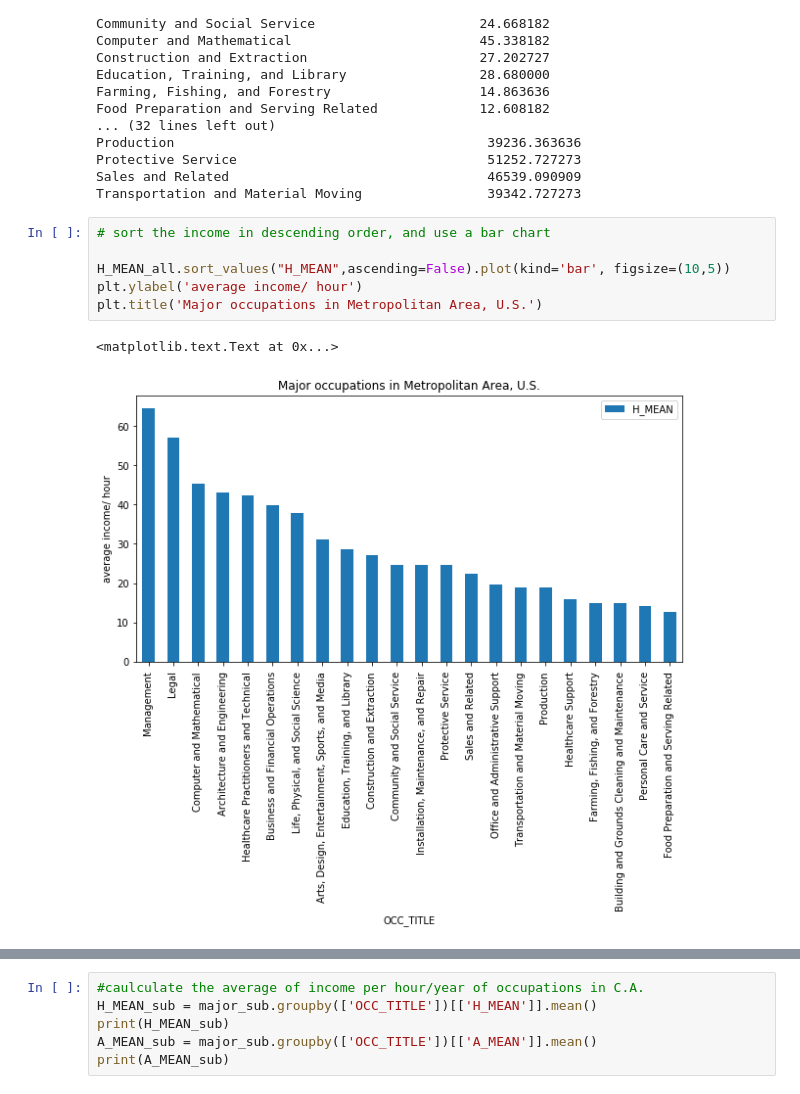
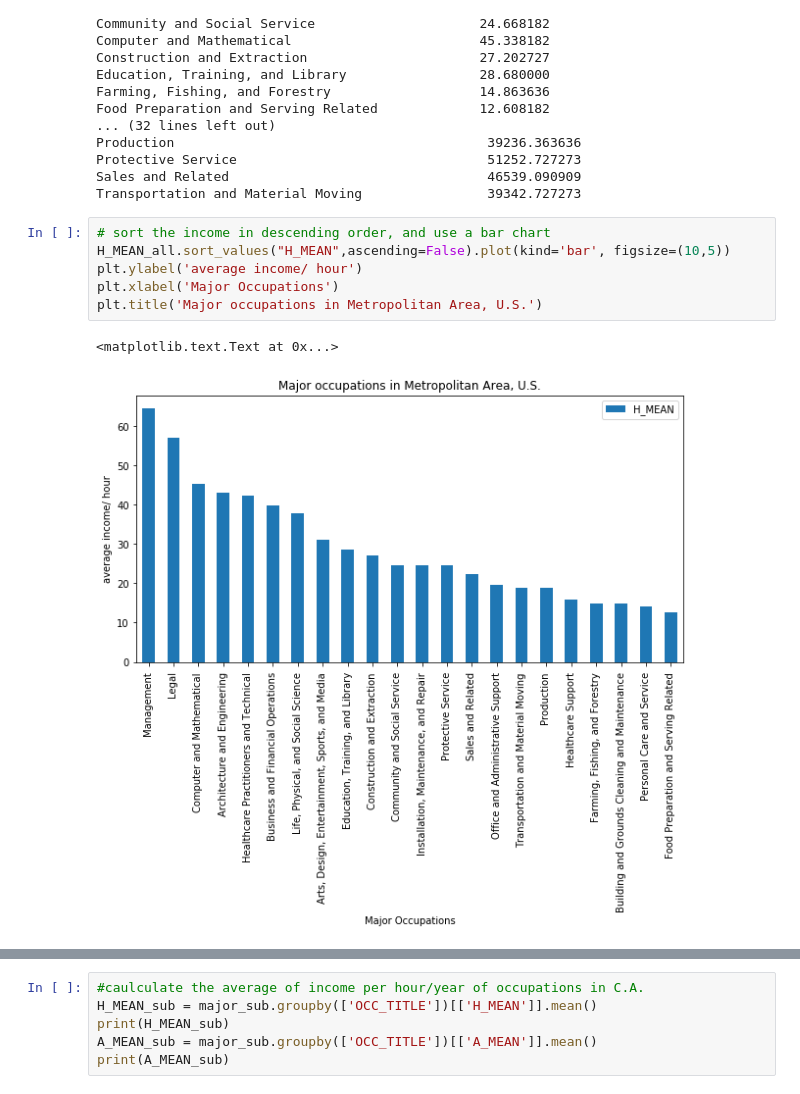
Before and after one commit to michelle604/Data-Science-Intro-Project, a Jupyter notebook: final project.ipynb, the cells around one changed output, grey strips where cells are left out. Saved outputs shown, nothing was run; the diff lists cells and outputs as text.

```diff
--- a/final project.ipynb
+++ b/final project.ipynb
@@ -71,13 +101,13 @@ Sales and Related                                 46539.090909
 Transportation and Material Moving                39342.727273
 # %%
 # sort the income in descending order, and use a bar chart
-
 H_MEAN_all.sort_values("H_MEAN",ascending=False).plot(kind='bar', figsize=(10,5))
 plt.ylabel('average income/ hour')
+plt.xlabel('Major Occupations')
 plt.title('Major occupations in Metropolitan Area, U.S.')
 # %% [output]
 <matplotlib.text.Text at 0x...>
-[figure, old version]
+[figure, new version]
 # %%
 # sort the income in descending order, and use a bar chart
 A_MEAN_all.sort_values("A_MEAN",ascending=False).plot(kind='bar',figsize=(10,5))
```
Also changed, not shown: parts of 26 cells of this notebook.
